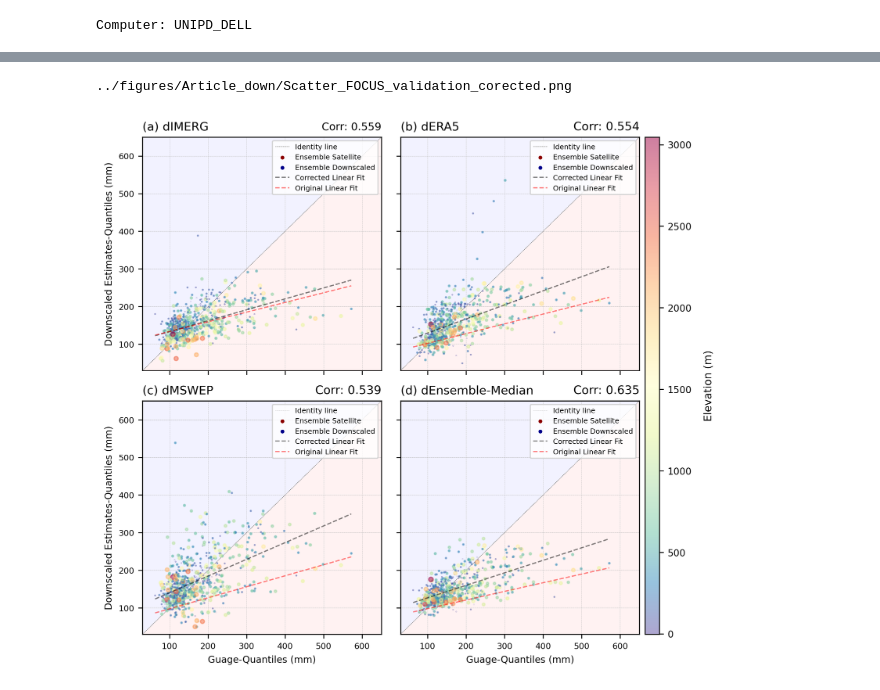
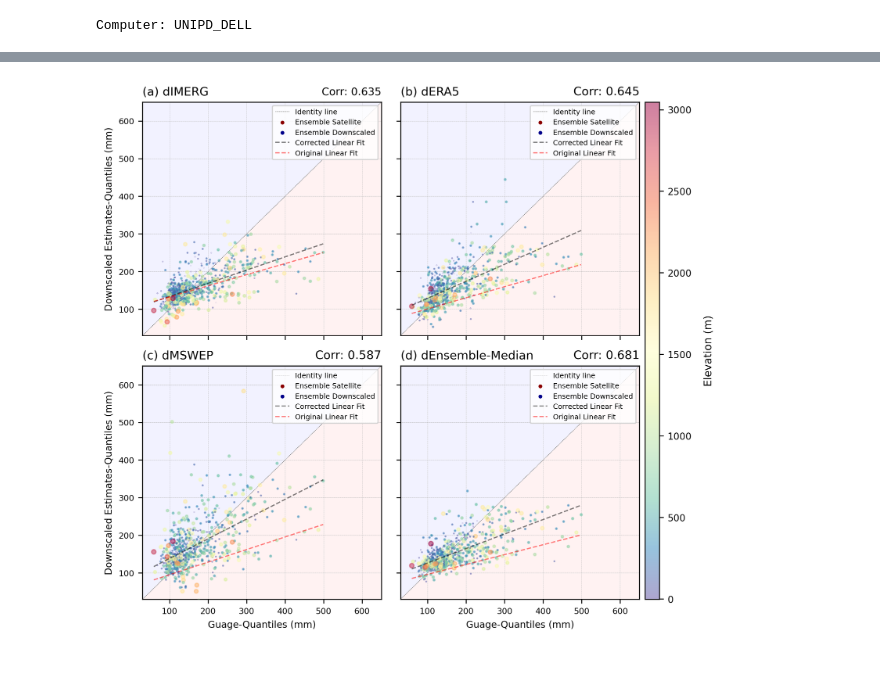
Before and after one commit to mhacarthur/downpy, a Jupyter notebook: 3_new/2_bias_V_analysis.ipynb, the cells around one changed output, grey strips where cells are left out. Cells and saved outputs as stored; diff of their text form; code cells hidden in the pictures.

```diff
--- a/3_new/2_bias_V_analysis.ipynb
+++ b/3_new/2_bias_V_analysis.ipynb
@@ -67,7 +68,8 @@ def get_relative_error_list(product, dir_base, seed, list_remove, val_max=1.1, c
     # The list bellow is the rain gauges with suspect data
 
     if corrected == True:
-        hdf5_file = os.path.join(dir_base,'statistics',f'statistics_obs_{product}_corrected_{corr_method}_{str(seed).zfill(4)}.h5')
+        # hdf5_file = os.path.join(dir_base,'statistics',f'statistics_obs_{product}_corrected_{corr_method}_{str(seed).zfill(4)}.h5')
+        hdf5_file = os.path.join(dir_base,'statistics','TEST',f'statistics_obs_{product}_corrected_{corr_method}_{str(seed).zfill(4)}.h5')
     else:
         hdf5_file = os.path.join(dir_base,'statistics',f'statistics_obs_{product}.h5')
 
@@ -356,8 +555,8 @@ plt.subplots_adjust(left=0.05, bottom=0.05, right=0.95, top=0.95, wspace=0.08, h
 title_fontsize = 10
 
 val_max = 600
-vmin = DF_IMERG.ELEV.min()
-vmax = DF_IMERG.ELEV.max()
+vmin = DF_IMERG_QQc.ELEV.min()
+vmax = DF_IMERG_QQc.ELEV.max()
 
 fig = plt.figure(figsize=(6.5,6.5),dpi=300)
 gs = gridspec.GridSpec(2, 2)
@@ -441,35 +640,34 @@ a2 = axes[(1, 1)].scatter(
     s=DF_ENSEMBLE_MEDIAN_QQc.ELEVn*15,
     c=DF_ENSEMBLE_MEDIAN_QQc.ELEV,
     vmin=vmin, vmax=vmax,
     zorder=10, cmap="Spectral_r")
 axes[(1, 1)].plot(ENSEMBLE_MEDIAN_QQc_x, ENSEMBLE_MEDIAN_QQc_y, "--k", linewidth=1, label="Corrected Linear Fit", alpha=0.5,zorder=12)
 axes[(1, 1)].set_title('(d) dEnsemble-Median', loc='left', fontsize=title_fontsize)
 axes[(1, 1)].set_title(f'Corr: {corr_ENSEMBLE_MEDIAN_QQc}', loc='right', fontsize=title_fontsize)
 
 # ==========================================================================================================
 axes[(0, 0)].plot(IMERG_x, IMERG_y, "--r", linewidth=1, label="Original Linear Fit", alpha=0.5,zorder=12)
 axes[(0, 1)].plot(ERA5_x, ERA5_y, "--r", linewidth=1, label="Original Linear Fit", alpha=0.5,zorder=12)
 axes[(1, 0)].plot(MSWEP_x, MSWEP_y, "--r", linewidth=1, label="Original Linear Fit", alpha=0.5,zorder=12)
 axes[(1, 1)].plot(ENSEMBLE_MEDIAN_x, ENSEMBLE_MEDIAN_y, "--r", linewidth=1, label="Original Linear Fit", alpha=0.5,zorder=12)
 
 axes[(0, 0)].legend(fontsize=6,loc=1)
 axes[(0, 1)].legend(fontsize=6,loc=1)
 axes[(1, 0)].legend(fontsize=6,loc=1)
 axes[(1, 1)].legend(fontsize=6,loc=1)
 
 # ==========================================================================================================
 # ==========================================================================================================
 cbar_ax = fig.add_axes([0.96, 0.05, 0.026, 0.9]) #0.96
 cbar = fig.colorbar(a1, cax=cbar_ax, orientation='vertical')
 cbar.ax.tick_params(labelsize=8)
 cbar.set_label("Elevation (m)", fontsize=9, labelpad=10)
 
 # ==========================================================================================================
 plt.subplots_adjust(left=0.05, bottom=0.05, right=0.95, top=0.95, wspace=0.08, hspace=0.13)
 
-salida = '../figures/Article_down/Scatter_FOCUS_validation_corected.png'
-print(salida)
-plt.savefig(salida,transparent = False,bbox_inches ='tight',pad_inches = 0.1, facecolor=None)
+# salida = '../figures/Article_down/Scatter_FOCUS_validation_corected_QQc.png'
+# print(salida)
+# plt.savefig(salida,transparent = False,bbox_inches ='tight',pad_inches = 0.1, facecolor=None)
 # %% [output]
-../figures/Article_down/Scatter_FOCUS_validation_corected.png
-[figure, old version]
+[figure, new version]
```
Also changed, not shown: parts of 23 cells of this notebook, 9 other files.
